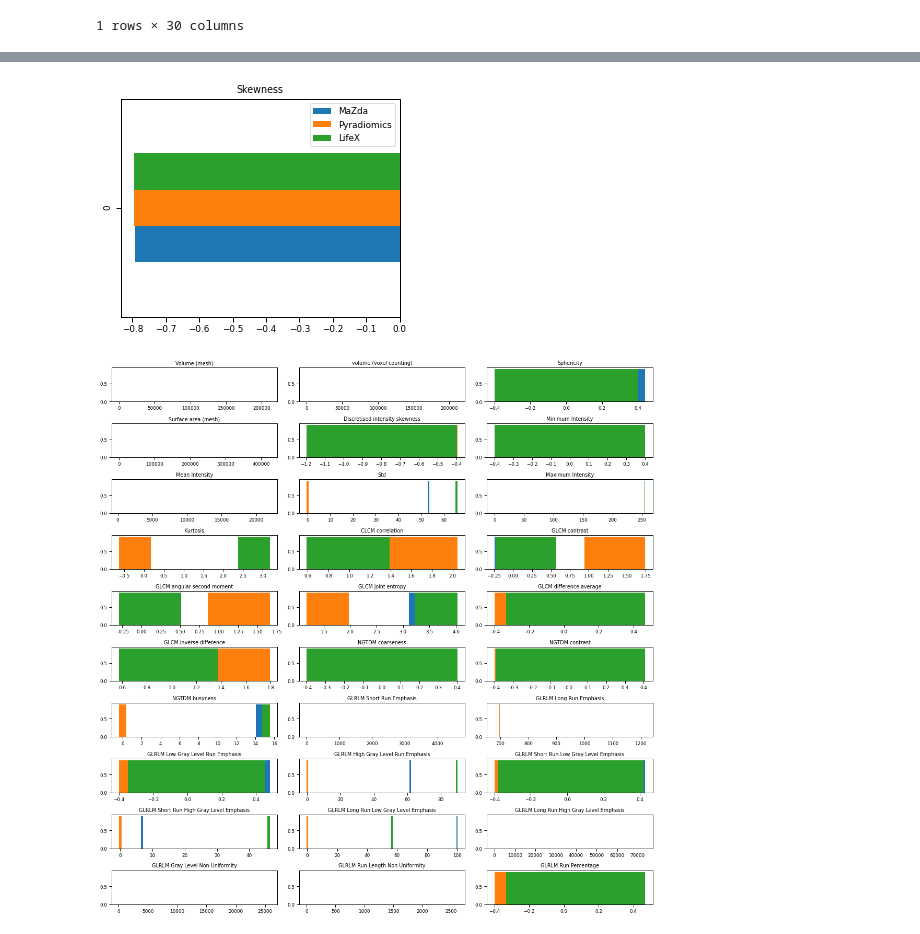
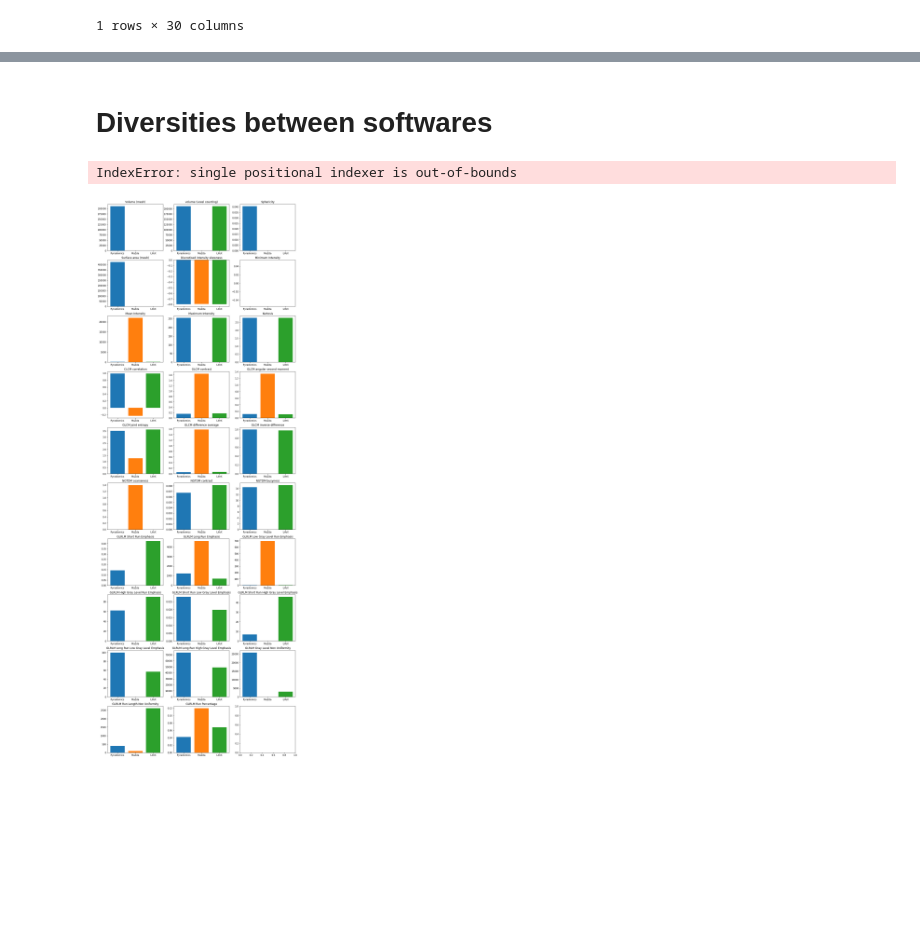
Before and after one commit to manos-mark/radiomics-features-extraction, a Jupyter notebook: test_image_files/feature visualization.ipynb, the cells around one changed output, grey strips where cells are left out. Saved outputs shown, nothing was run; the diff lists cells and outputs as text; code cells hidden in the pictures; blank space fills up the shorter version.

Commit message:
test image analysis

```diff
--- a/test_image_files/feature visualization.ipynb
+++ b/test_image_files/feature visualization.ipynb
@@ -223,9 +215,0 @@ mazda_dataset
-# %%
-fig, ax = plt.subplots()
-data = [mazda_dataset['Skewness'][0], pyradiomics_dataset['original_firstorder_Skewness'][0], lifex_dataset['CONVENTIONAL_Skewness'][0]]
-x = np.arange(3)
-
-plt.title('Skewness')
-plt.bar(x, data)
-plt.xticks(x, ('MaZda', 'Pyradiomics', 'LifeX'))
-plt.show()
@@ -234,28 +216,16 @@ plt.show()
-# %%
-aa = mazda_dataset['Skewness']
-bb = pyradiomics_dataset['original_firstorder_Skewness']
-cc = lifex_dataset['CONVENTIONAL_Skewness']
-
-df = pd.DataFrame({'MaZda': aa, 'Pyradiomics': bb, 'LifeX': cc})
-
-df.plot.barh(figsize=(5, 4))
-
-plt.yticks(np.arange(len(aa)), rotation='vertical')
-plt.title("Skewness")
-plt.show()
-# %% [output]
-[figure, removed]
+# %% [markdown]
+# Diversities between softwares
 # %%
-fig, axs = plt.subplots(nrows=10, ncols=3, figsize=(15, 15))
-#                         ,subplot_kw={'xticks': [], 'yticks': []})
+fig, axs = plt.subplots(nrows=10, ncols=3, figsize=(15, 45))
 
 for i, (ax, feature) in enumerate(zip(axs.flat, selected_features)):
-    ax.bar(pyradiomics_dataset.iloc[:,i], height=0.9, align='center')
-    ax.bar(mazda_dataset.iloc[:,i], height=0.9, align='center')
-    ax.bar(lifex_dataset.iloc[:,i], height=0.9, align='center')
+    ax.bar('Pyradiomics', pyradiomics_dataset.iloc[:,i])
+    ax.bar('MaZda', mazda_dataset.iloc[:,i])
+    ax.bar('LifeX', lifex_dataset.iloc[:,i])
     ax.set_title(selected_features[i])
 
 plt.tight_layout()
 plt.show()
 # %% [output]
+IndexError: single positional indexer is out-of-bounds
-[figure, old version]
+[figure, new version]
```
Also changed, not shown: parts of 8 cells of this notebook, 10 other files.
